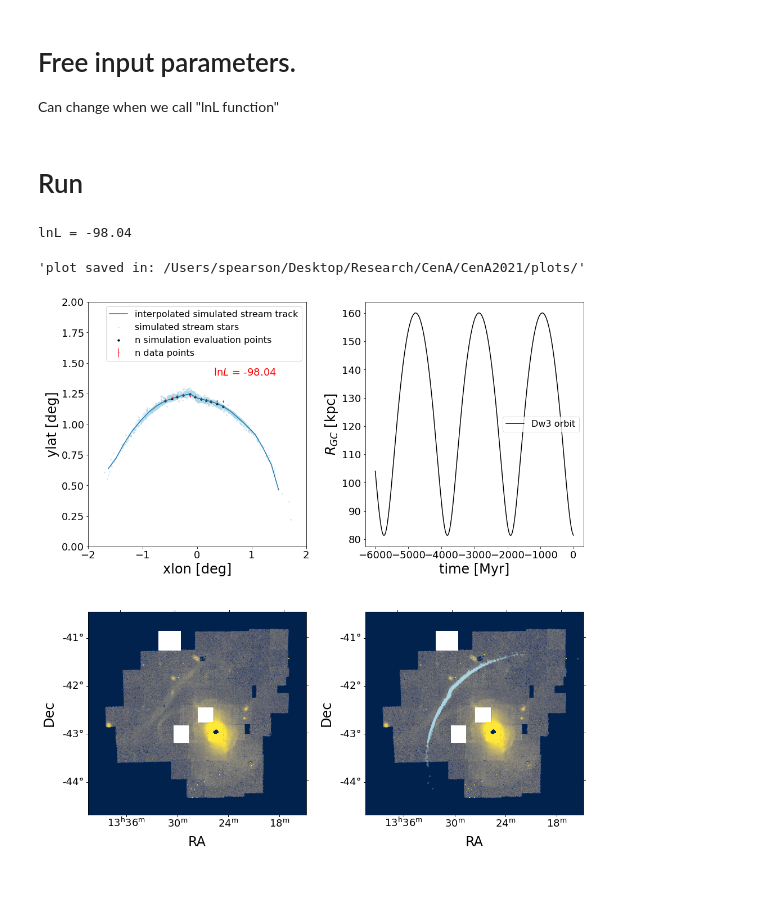
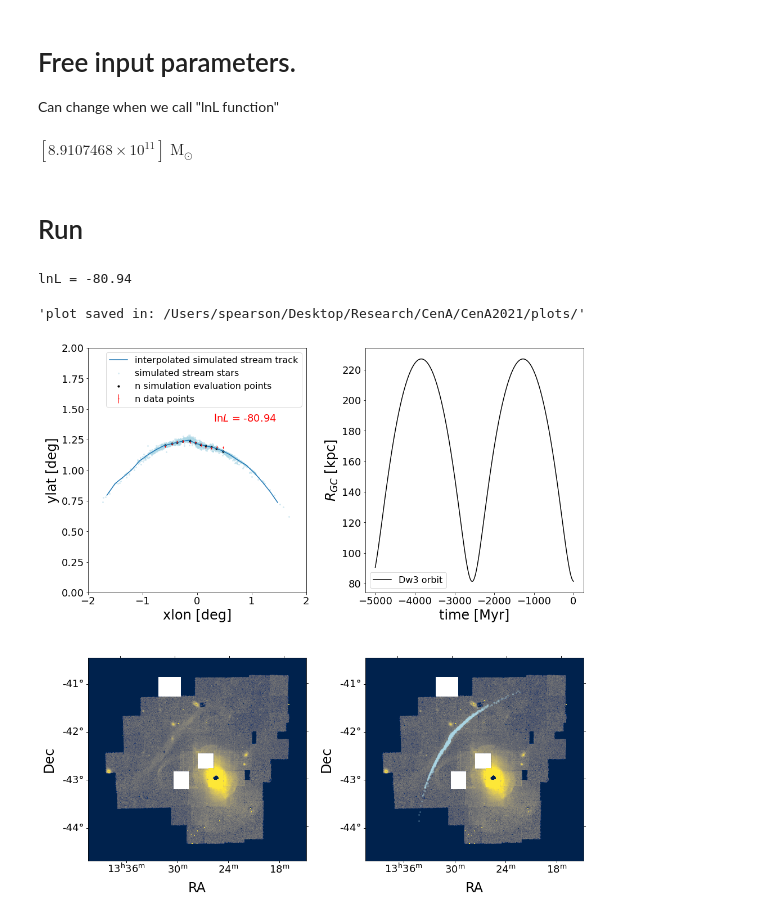
Before and after one commit to sapearson/CenA, a Jupyter notebook: notebooks/Call_lnL.ipynb, the cells around one changed output. Cells and saved outputs as stored; diff of their text form; code cells hidden in the pictures; blank space fills up the shorter version.

```diff
--- a/notebooks/Call_lnL.ipynb
+++ b/notebooks/Call_lnL.ipynb
@@ -71,7 +71,8 @@ def generate_stream(prog_pos, vel, dw3_mass, dw3_b, halo_mass, halo_c,t_integrat
                             vel )
     pot = gp.NFWPotential.from_M200_c(halo_mass, c=halo_c, units=galactic)
 
-    df = gd.mockstream.FardalStreamDF()
+    rnd = np.random.RandomState(seed=42)
+    df = gd.mockstream.FardalStreamDF(random_state=rnd)
     gen = gd.MockStreamGenerator(df, gp.Hamiltonian(pot),
                              progenitor_potential=gp.PlummerPotential(m=dw3_mass,
                                                                       b=dw3_b,
@@ -402,29 +409,50 @@ def call_lnL(data , angle, \
 Can change when we call "lnL function"
 # %%
 # distance to CenA
-CenA_distance = 3.8*u.Mpc# 3.8*u.Mpc
-dw3_distance = 3.8* u.Mpc# #problem: right now coordinate frame shifts with CenA distance
+CenA_distance = 3.8 * u.Mpc# 3.8*u.Mpc
+dw3_distance = 3.8 * u.Mpc# #problem: right now coordinate frame shifts with CenA distance
 
 #rotation to horizontal stream
-alpha = 50*u.deg
+alpha = 50 * u.deg
 
 #dwarf properties
-dw3_mass = 1e6*u.Msun
-dw3_b = 0.5 *u.kpc
-dw3_vel = [0, 400, 0]* u.km/u.s
-nsteps = 6000 #Myr
+dw3_mass = 1.e6 * u.Msun
+dw3_b = 0.5 * u.kpc
+dw3_vel = [0, 450, 0] * u.km/u.s
+nsteps = 5000 #Myr
 
 #halo properties
-m_halo = 5.e12*u.Msun
+m_halo = 5.2e12*u.Msun
 c_halo= 15
+
+
+### Now make these globals instead
+# Can change back by uncommenting the run call and commented variables in call_lnL function
+#data = centroids
+angle = alpha
+#distance = CenA_distance,
+#dw_distance= dw3_distance
+#vel = dw3_vel,
+mass = dw3_mass
+b = dw3_b
+halo_mass = m_halo
+halo_c = c_halo
+t_integrate = nsteps
+# %%
+pot = gp.NFWPotential.from_M200_c(m_halo, c=c_halo, units=galactic)
+pot.mass_enclosed([40,0,0])
+# %% [output]
+$[8.9107468 \times 10^{11}] \; \mathrm{M_{\odot}}$
 # %% [markdown]
 # Run
 # %%
-call_lnL(data = centroids, angle = alpha, distance = CenA_distance,dw_distance= dw3_distance, \
-                          vel = dw3_vel, mass=dw3_mass,   \
-                         b = dw3_b, halo_mass = m_halo, halo_c= c_halo,\
-                         t_integrate=nsteps)
+# call_lnL(data = centroids, angle = alpha, distance = CenA_distance,dw_distance= dw3_distance, \
+#                           vel = dw3_vel, mass=dw3_mass,   \
+#                          b = dw3_b, halo_mass = m_halo, halo_c= c_halo,\
+#                          t_integrate=nsteps)
+
+call_lnL(dw_distance= dw3_distance,  vel = dw3_vel)
 # %% [output]
-lnL = -98.04
+lnL = -80.94
 'plot saved in: /Users/spearson/Desktop/Research/CenA/CenA2021/plots/'
-[figure, old version]
+[figure, new version]
```
Also changed, not shown: parts of 3 cells of this notebook.
